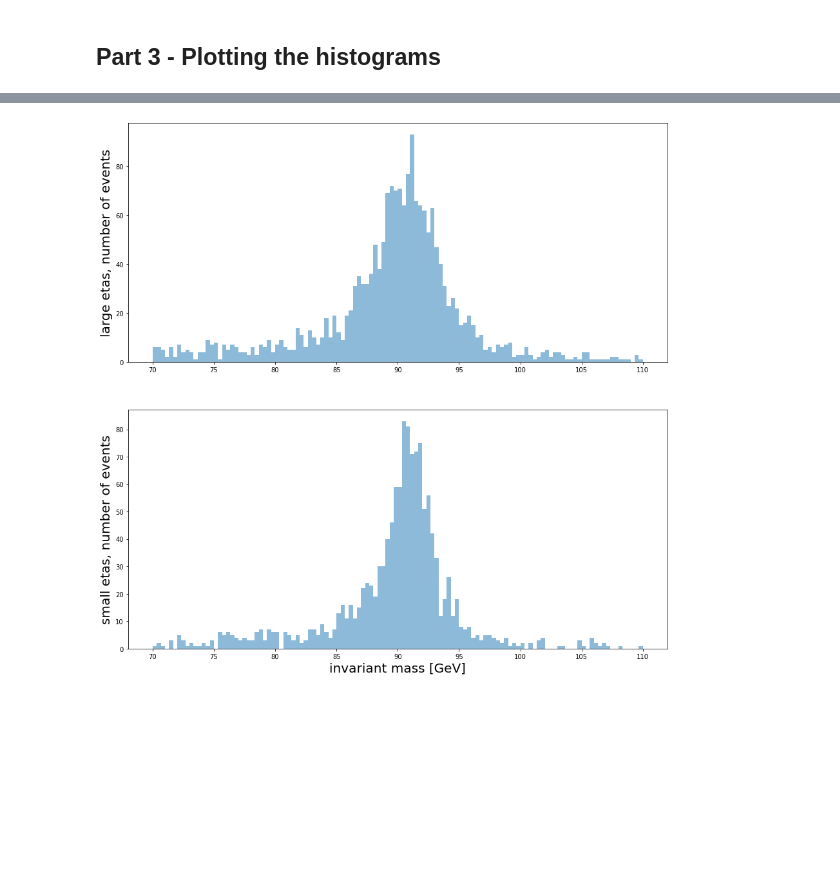
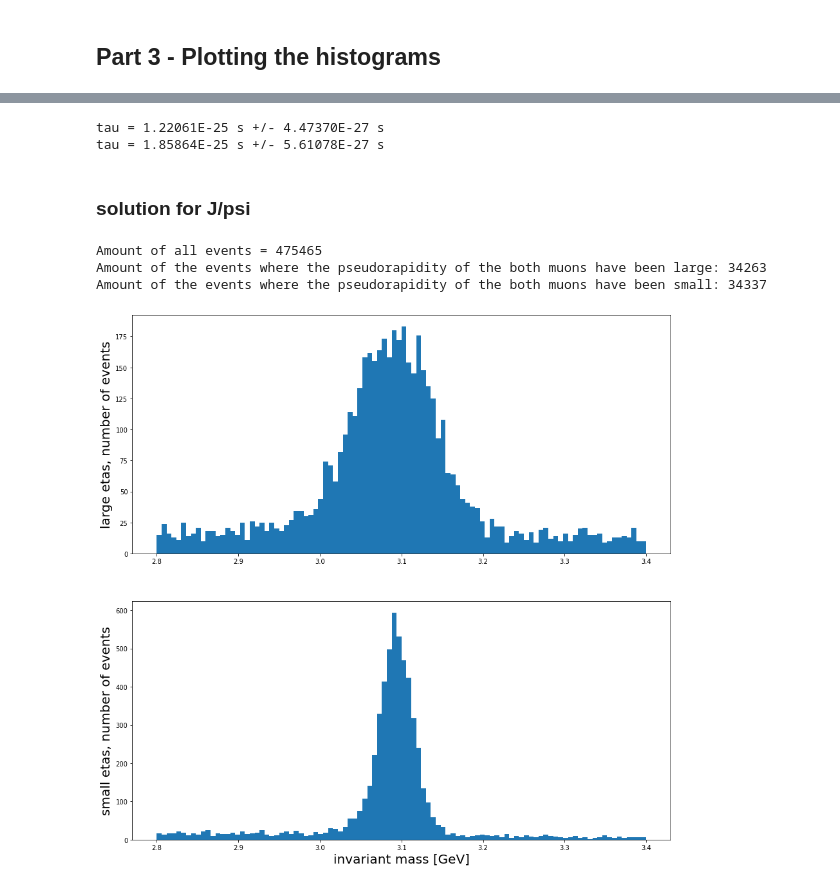
Before and after one commit to mlotti/Hitu_2020, a Jupyter notebook: Notebooks/Week4/Exercise_4_sol.ipynb, the cells around one changed output, grey strips where cells are left out. Cells and saved outputs as stored; diff of their text form; code cells hidden in the pictures; blank space fills up the shorter version.

```diff
--- a/Notebooks/Week4/Exercise_4_sol.ipynb
+++ b/Notebooks/Week4/Exercise_4_sol.ipynb
@@ -145,19 +267,68 @@ $\color{red}{\text{Answer the questions in exercise "Week 4 coding questions" on
+# %%
+def lifetime(decayWidth):
+    hbar = 6.582119569e-16/1e9 # GeV*s
+    return hbar/decayWidth
+
+# calculate lifetimes and errors for both cases
+gamma_large = best_large[0]
+error_gamma_large = errors_large[0]
+tau_large = lifetime(gamma_large)
+tau_minus_large = lifetime(gamma_large-error_gamma_large)
+tau_plus_large = lifetime(gamma_large+error_gamma_large)
+error_large = max(tau_minus_large-tau_large,tau_large-tau_plus_large)
+print("tau = {0:.5E} s +/- {1:.5E} s".format(tau_large,error_large))
+
+gamma_small = best_small[0]
+error_gamma_small = errors_small[0]
+tau_small = lifetime(gamma_small)
+tau_minus_small = lifetime(gamma_small-error_gamma_small)
+tau_plus_small = lifetime(gamma_small+error_gamma_small)
+error_small = max(tau_minus_small-tau_small,tau_small-tau_plus_small)
+print("tau = {0:.5E} s +/- {1:.5E} s".format(tau_small,error_small))
+# %% [output]
+tau = 1.22061E-25 s +/- 4.47370E-27 s
+tau = 1.85864E-25 s +/- 5.61078E-27 s
+# %% [markdown]
+### **solution for J/psi**
+# %%
+# possible solution
+import pandas as pd
+import numpy as np
+import matplotlib.pyplot as plt
+from scipy.optimize import curve_fit
+
+dataset = pd.read_csv('DoubleMuRun2011A.csv')
+
+lower_limit = 0.38
+upper_limit = 1.52
+large_etas = dataset[(abs(dataset.eta1) > upper_limit) & (abs(dataset.eta2) > upper_limit)]
+small_etas = dataset[(abs(dataset.eta1) < lower_limit) & (abs(dataset.eta2) < lower_limit)]
+
+print('Amount of all events = %d' % len(dataset))
+print('Amount of the events where the pseudorapidity of the both muons have been large: %d' %len(large_etas))
+print('Amount of the events where the pseudorapidity of the both muons have been small: %d' %len(small_etas))
+# %% [output]
+Amount of all events = 475465
+Amount of the events where the pseudorapidity of the both muons have been large: 34263
+Amount of the events where the pseudorapidity of the both muons have been small: 34337
 # %%
 # possible solutions
 inv_mass_large = large_etas['M']
 inv_mass_small = small_etas['M']
+bins = 100
+limits = (2.8,3.4)
 
 f = plt.figure(figsize=(15,15))
 plt.subplot(211)
-hist_large, bins_large, patches = plt.hist(inv_mass_large, bins=120, range=(70,110), alpha=0.5)
+hist_large, bins_large, _ = plt.hist(inv_mass_large, bins=bins, range=limits)
 plt.ylabel('large etas, number of events', fontsize=20)
 plt.subplot(212)
-hist_small, bins_small, patches = plt.hist(inv_mass_small, bins=120, range=(70,110), alpha=0.5)
+hist_small, bins_small, _ = plt.hist(inv_mass_small, bins=bins, range=limits)
 plt.ylabel('small etas, number of events', fontsize=20)
 plt.xlabel('invariant mass [GeV]', fontsize=20)
 plt.show()
 # %% [output]
-[figure, old version]
+[figure, new version]
 # %%
 def breitwigner(E, gamma, M, a, b, A):
     y = np.sqrt(M**2*(M**2+gamma**2))
```
Also changed, not shown: parts of 28 cells of this notebook, 5 other files.
